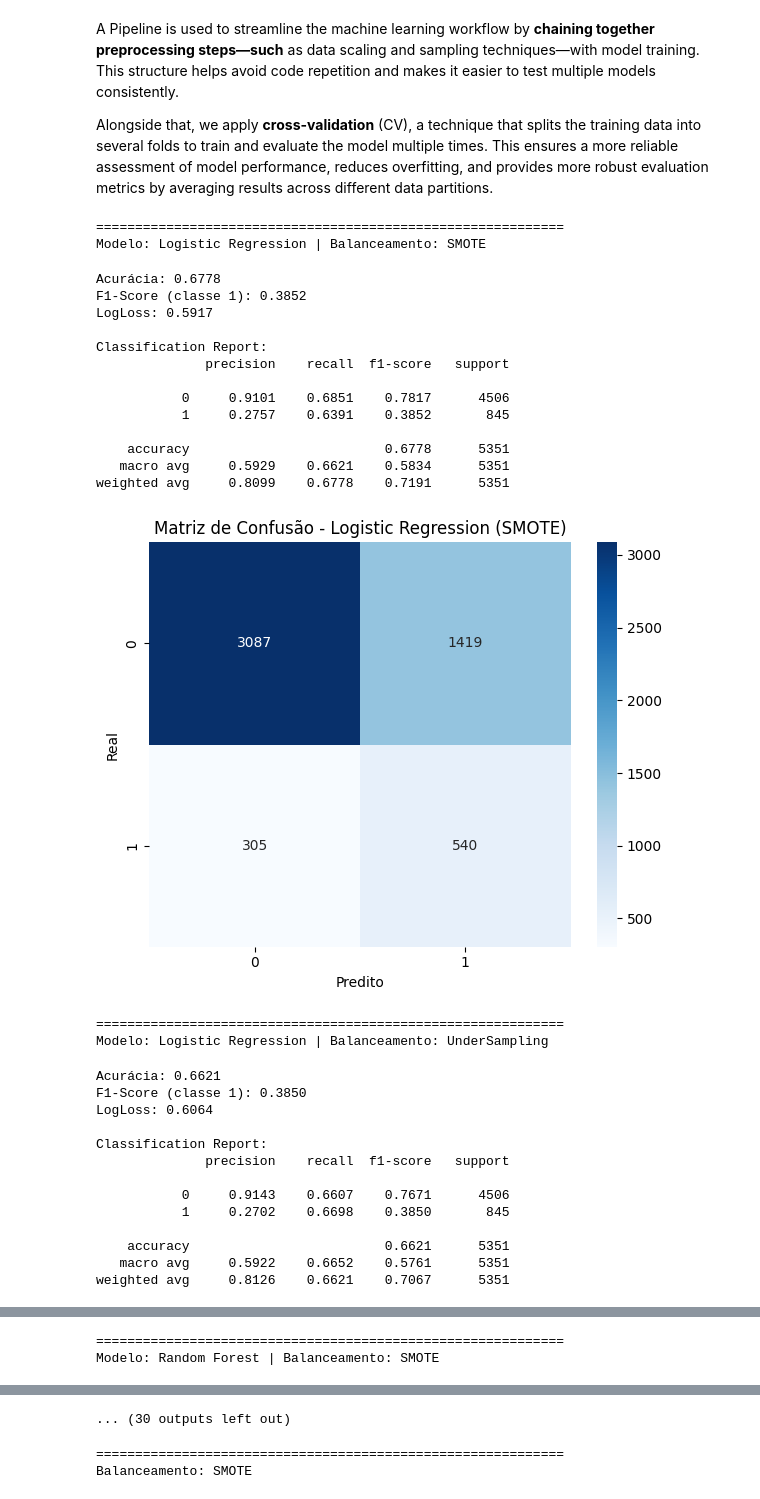
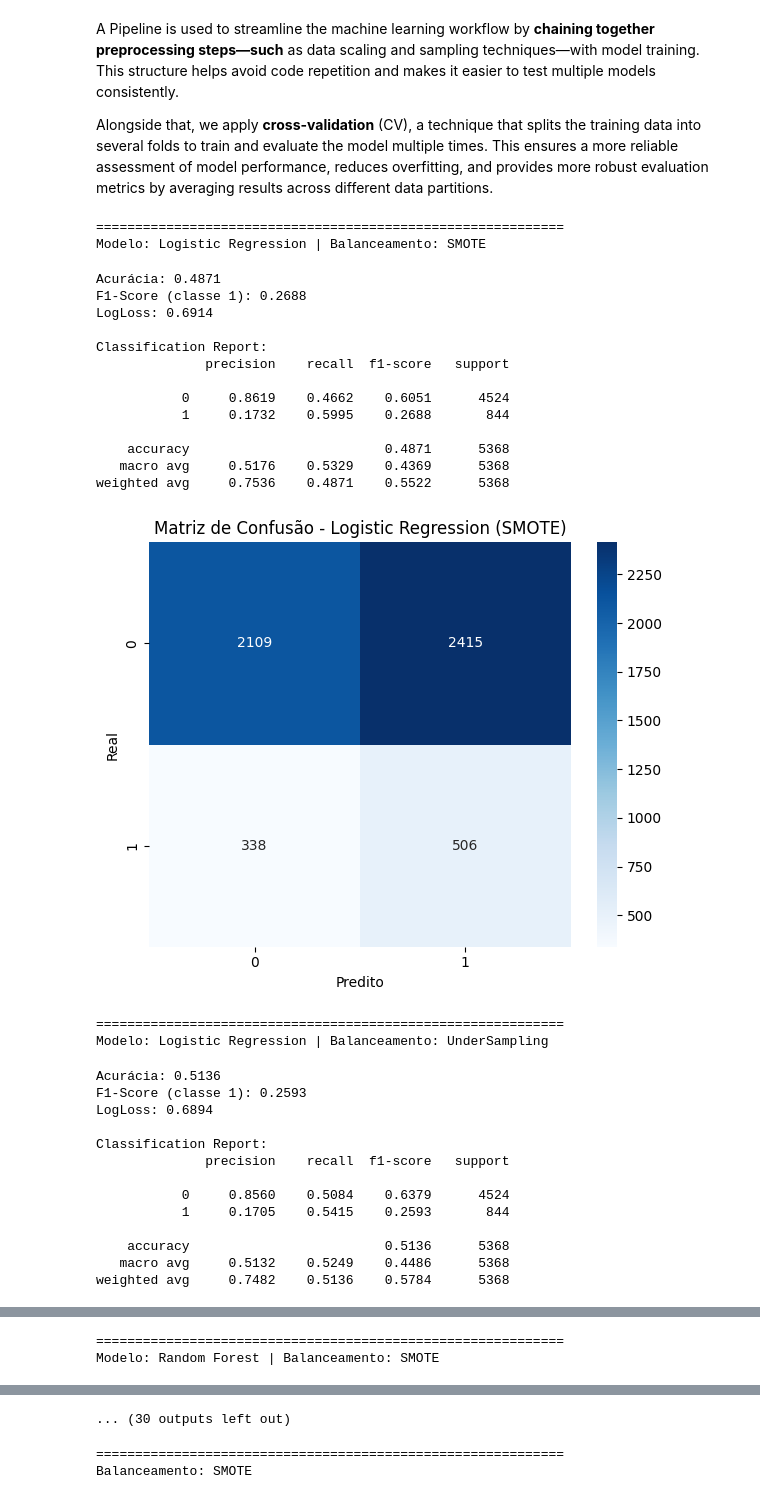
Before and after one commit to gabrielcapela/credit_risk, a Jupyter notebook: notebooks/II_modeling.ipynb, the cells around one changed output, grey strips where cells are left out. Cells and saved outputs as stored; diff of their text form; code cells hidden in the pictures.

```diff
--- a/notebooks/II_modeling.ipynb
+++ b/notebooks/II_modeling.ipynb
@@ -172,11 +172,11 @@ models = {
 
 # Variáveis numéricas para padronização
 num_features = [
-    'score_3', 'score_4', 'score_5', 'score_6', 'risk_rate', 'income',
-    'n_bankruptcies', 'n_defaulted_loans', 'n_accounts', 'application_time_in_funnel',
-    'external_data_provider_credit_checks_last_month',
-    'external_data_provider_email_seen_before', 'external_data_provider_fraud_score',
-    'reported_income'
+    'score_3', 'score_4', 'score_5', 'score_6', 'risk_rate', 'last_amount_borrowed', 'last_borrowed_in_months',
+    'credit_limit', 'income', 'ok_since', 'n_bankruptcies', 'n_defaulted_loans', 'n_accounts', 'n_issues',
+    'application_time_in_funnel', 'external_data_provider_credit_checks_last_month',
+    'external_data_provider_credit_checks_last_year', 'external_data_provider_email_seen_before',
+    'external_data_provider_fraud_score', 'reported_income'
 ]
 
 # Separar treino/teste
@@ -240,54 +240,54 @@ for name, model in models.items():
         print(f"F1-Score (classe 1): {f1:.4f}")
         print(f"LogLoss: {logloss:.4f}")
         print("\nClassification Report:")
         print(classification_report(y_val, y_pred, digits=4))
 
         # Calcular a matriz de confusão
         cm = confusion_matrix(y_val, y_pred)
 
         # Matriz de confusão (gráfico)
         # Plotar a matriz de confusão com seaborn
         plt.figure(figsize=(6, 5))
         sns.heatmap(cm, annot=True, fmt='d', cmap='Blues', xticklabels=["0", "1"], yticklabels=["0", "1"])
         plt.title(f"Matriz de Confusão - {name} ({method_name})")
         plt.xlabel('Predito')
         plt.ylabel('Real')
         plt.tight_layout()
         plt.show()
 
 # Resultados finais
 results_df = pd.DataFrame(results)
 print("\nResumo dos Resultados:")
 print(results_df.sort_values(by="LogLoss", ascending=False).reset_index(drop=True))
 # %% [output]
 ============================================================
 Modelo: Logistic Regression | Balanceamento: SMOTE
-Acurácia: 0.6778
-F1-Score (classe 1): 0.3852
-LogLoss: 0.5917
+Acurácia: 0.4871
+F1-Score (classe 1): 0.2688
+LogLoss: 0.6914
 
 Classification Report:
               precision    recall  f1-score   support
 
-           0     0.9101    0.6851    0.7817      4506
-           1     0.2757    0.6391    0.3852       845
+           0     0.8619    0.4662    0.6051      4524
+           1     0.1732    0.5995    0.2688       844
 
-    accuracy                         0.6778      5351
-   macro avg     0.5929    0.6621    0.5834      5351
-weighted avg     0.8099    0.6778    0.7191      5351
+    accuracy                         0.4871      5368
+   macro avg     0.5176    0.5329    0.4369      5368
+weighted avg     0.7536    0.4871    0.5522      5368
-[figure, old version]
+[figure, new version]
 ============================================================
 Modelo: Logistic Regression | Balanceamento: UnderSampling
-Acurácia: 0.6621
-F1-Score (classe 1): 0.3850
-LogLoss: 0.6064
+Acurácia: 0.5136
+F1-Score (classe 1): 0.2593
+LogLoss: 0.6894
 
 Classification Report:
               precision    recall  f1-score   support
 
-           0     0.9143    0.6607    0.7671      4506
-           1     0.2702    0.6698    0.3850       845
+           0     0.8560    0.5084    0.6379      4524
+           1     0.1705    0.5415    0.2593       844
 
-    accuracy                         0.6621      5351
-   macro avg     0.5922    0.6652    0.5761      5351
-weighted avg     0.8126    0.6621    0.7067      5351
+    accuracy                         0.5136      5368
+   macro avg     0.5132    0.5249    0.4486      5368
+weighted avg     0.7482    0.5136    0.5784      5368
```
Also changed, not shown: parts of 4 cells of this notebook, 2 other files.
